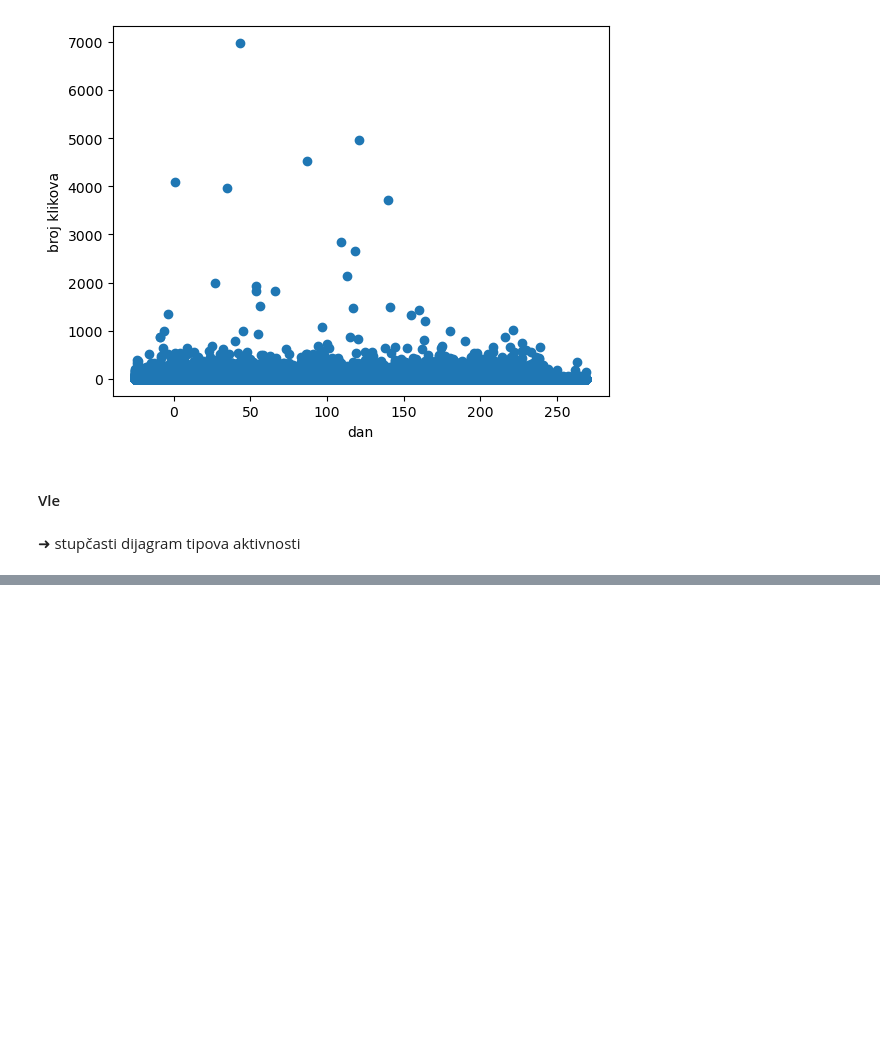
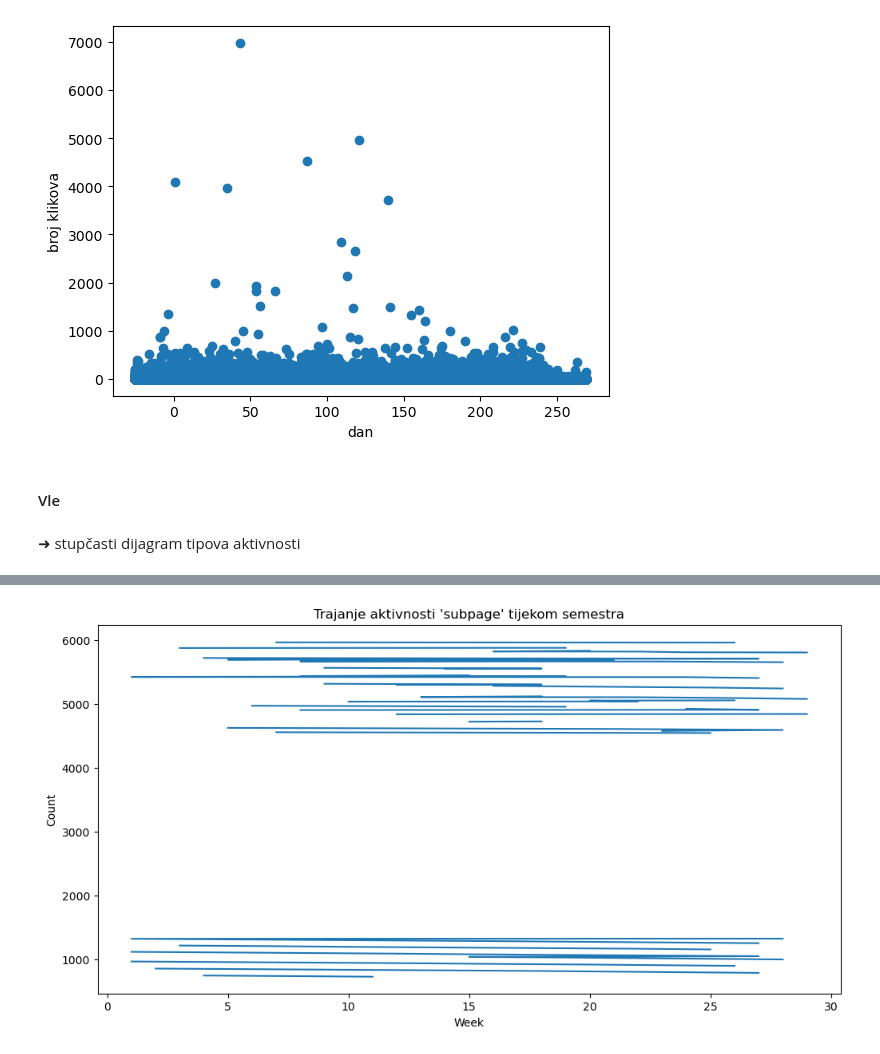
Before and after one commit to antoniamstr1/projekt-uuzop, a Jupyter notebook: prvi_dio.ipynb, the cells around one changed output, grey strips where cells are left out. Saved outputs shown, nothing was run; the diff lists cells and outputs as text; code cells hidden in the pictures; blank space fills up the shorter version.

```diff
--- a/prvi_dio.ipynb
+++ b/prvi_dio.ipynb
@@ -518,0 +528,12 @@ plt.show()
+# %%
+aktivnost = vle[vle['activity_type'] == "subpage"]
+
+# Create a time series plot
+plt.figure(figsize=(12, 6))
+plt.plot(aktivnost['week_from'], aktivnost.index, marker='o')
+plt.title("Trajanje aktivnosti 'subpage' tijekom semestra")
+plt.xlabel("Week")
+plt.ylabel("Count")
+plt.show()
+# %% [output]
+[figure, added]
```
Also changed, not shown: parts of 4 cells of this notebook.
